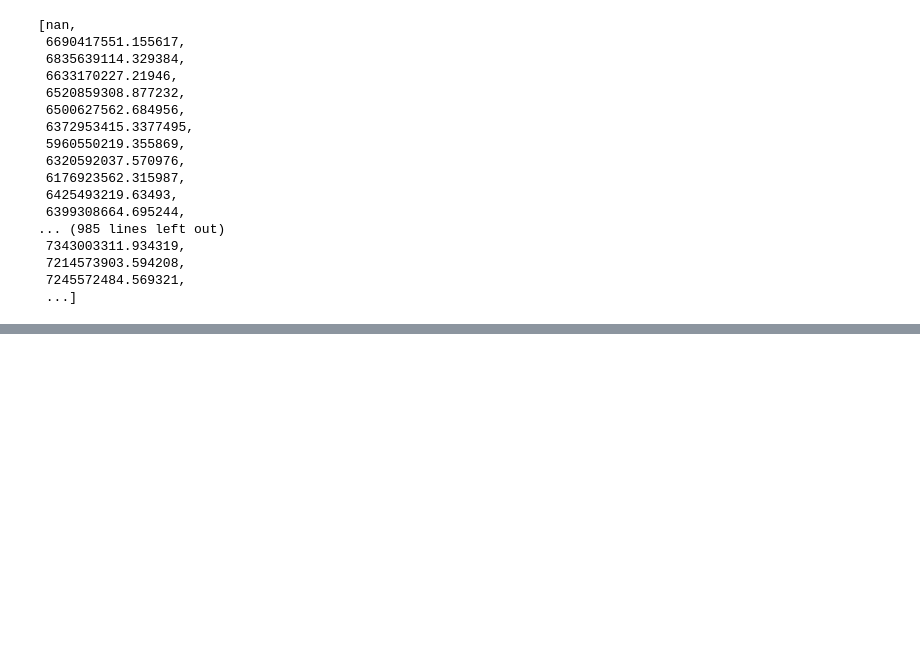
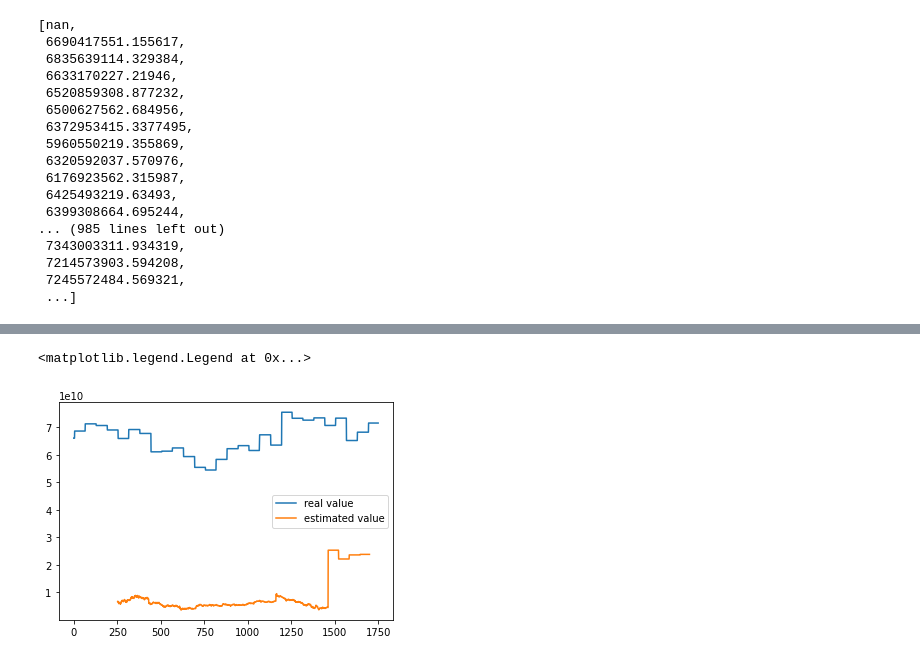
Before and after one commit to harrisonpan1/William-Blair, a Jupyter notebook: Model_Input.ipynb, the cells around one changed output, grey strips where cells are left out. Cells and saved outputs as stored; diff of their text form; code cells hidden in the pictures; blank space fills up the shorter version.

Commit message:
new version with dividend

```diff
--- a/Model_Input.ipynb
+++ b/Model_Input.ipynb
@@ -238,10 +263,10 @@ def priceBS_div(S0, K, T, r, sigma, q, Type):
         return K*np.exp(-r*T)*stats.norm.cdf(-d2, 0, 1) - S0*np.exp(-q*T)*stats.norm.cdf(-d1,0,1)
 # %%
 # Dividend paying
-simu_asset_price_div = []
+simu_liability_price_div = []
 for i in range(len(Equity_Returns)):
-    simu_asset_price_div.append(Strike_Price[i]-priceBS_div(MV_Assets[i], Strike_Price[i], int(Expiration_Time[i]), Risk_Free_Rate[i], Asset_Volatility[i], Dividend_yield[i], 'P'))
-simu_asset_price_div[251:]
+    simu_liability_price_div.append(Strike_Price[i]-priceBS_div(MV_Assets[i], Strike_Price[i], int(Expiration_Time[i]), Risk_Free_Rate[i], Asset_Volatility[i], Dividend_yield[i], 'P'))
+simu_liability_price_div[251:]
 # %% [output]
 [nan,
  6690417551.155617,
@@ -262,0 +308,7 @@ simu_asset_price_div[251:]
+# %%
+plt.plot(Banorte['Total Liabilities'], label = "real value")
+plt.plot(simu_liability_price_div, label = "estimated value")
+plt.legend()
+# %% [output]
+<matplotlib.legend.Legend at 0x...>
+[figure, added]
```
Also changed, not shown: parts of 5 cells of this notebook.
